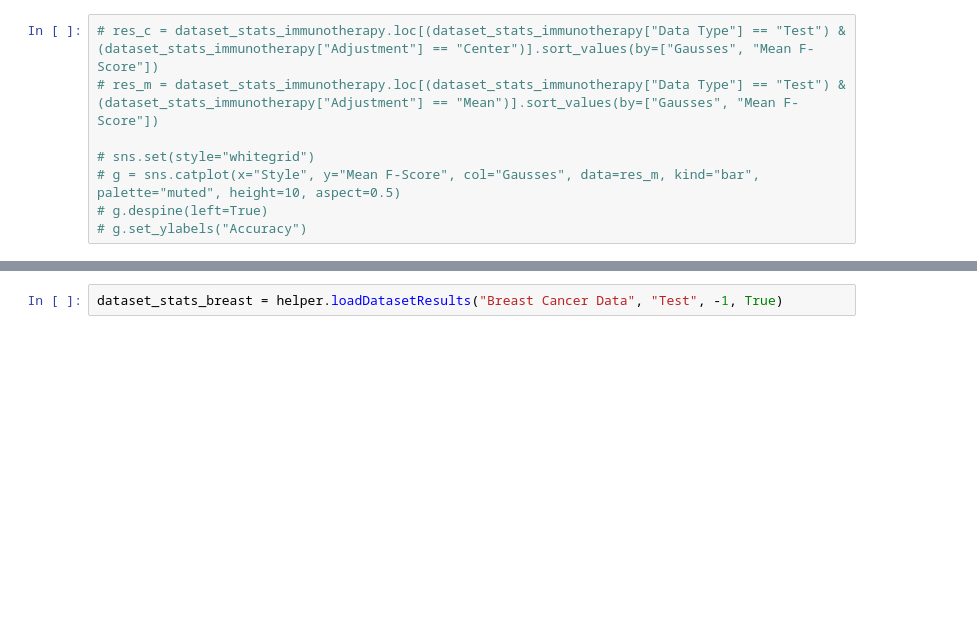
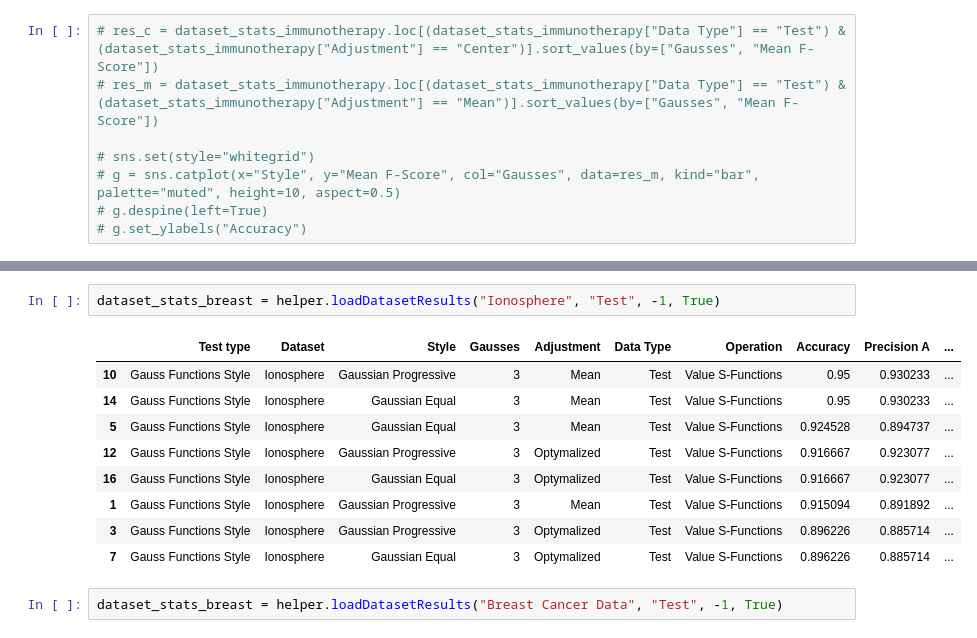
Before and after one commit to AdamDlubak/Ki67, a Jupyter notebook: Test - Datasets/Summary.ipynb, the cells around one changed output, grey strips where cells are left out. Drawn from its saved outputs; the diff is of its cells as text; blank space fills up the shorter version.

```diff
--- a/Test - Datasets/Summary.ipynb
+++ b/Test - Datasets/Summary.ipynb
@@ -115,3 +159,15 @@ display(dataset_stats_breast.loc[dataset_stats_breast["Data Type"] == "Train"].s
+# %%
+dataset_stats_breast = helper.loadDatasetResults("Ionosphere", "Test", -1, True)
+# %% [output]
+|  | Test type | Dataset | Style | Gausses | Adjustment | Data Type | Operation | Accuracy | Precision A | ... |
+| 10 | Gauss Functions Style | Ionosphere | Gaussian Progressive | 3 | Mean | Test | Value S-Functions | 0.95 | 0.930233 | ... |
+| 14 | Gauss Functions Style | Ionosphere | Gaussian Equal | 3 | Mean | Test | Value S-Functions | 0.95 | 0.930233 | ... |
+| 5 | Gauss Functions Style | Ionosphere | Gaussian Equal | 3 | Mean | Test | Value S-Functions | 0.924528 | 0.894737 | ... |
+| 12 | Gauss Functions Style | Ionosphere | Gaussian Progressive | 3 | Optymalized | Test | Value S-Functions | 0.916667 | 0.923077 | ... |
+| 16 | Gauss Functions Style | Ionosphere | Gaussian Equal | 3 | Optymalized | Test | Value S-Functions | 0.916667 | 0.923077 | ... |
+| 1 | Gauss Functions Style | Ionosphere | Gaussian Progressive | 3 | Mean | Test | Value S-Functions | 0.915094 | 0.891892 | ... |
+| 3 | Gauss Functions Style | Ionosphere | Gaussian Progressive | 3 | Optymalized | Test | Value S-Functions | 0.896226 | 0.885714 | ... |
+| 7 | Gauss Functions Style | Ionosphere | Gaussian Equal | 3 | Optymalized | Test | Value S-Functions | 0.896226 | 0.885714 | ... |
 # %%
 dataset_stats_breast = helper.loadDatasetResults("Breast Cancer Data", "Test", -1, True)
 # %% [output]
```
Also changed, not shown: parts of 7 cells of this notebook, 2 other files.
